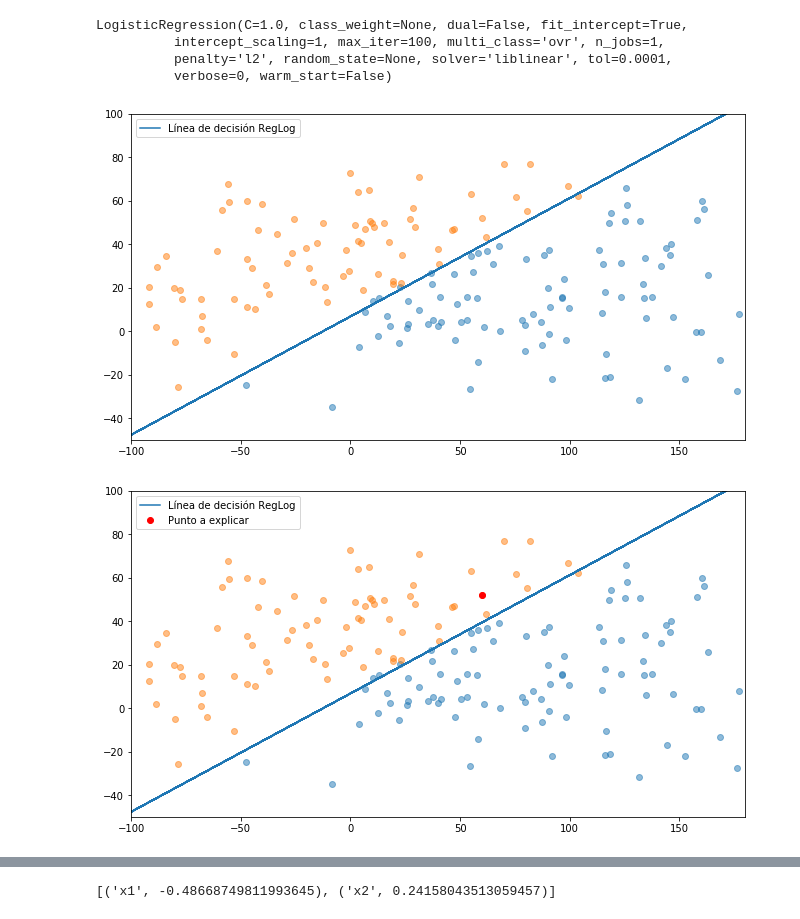
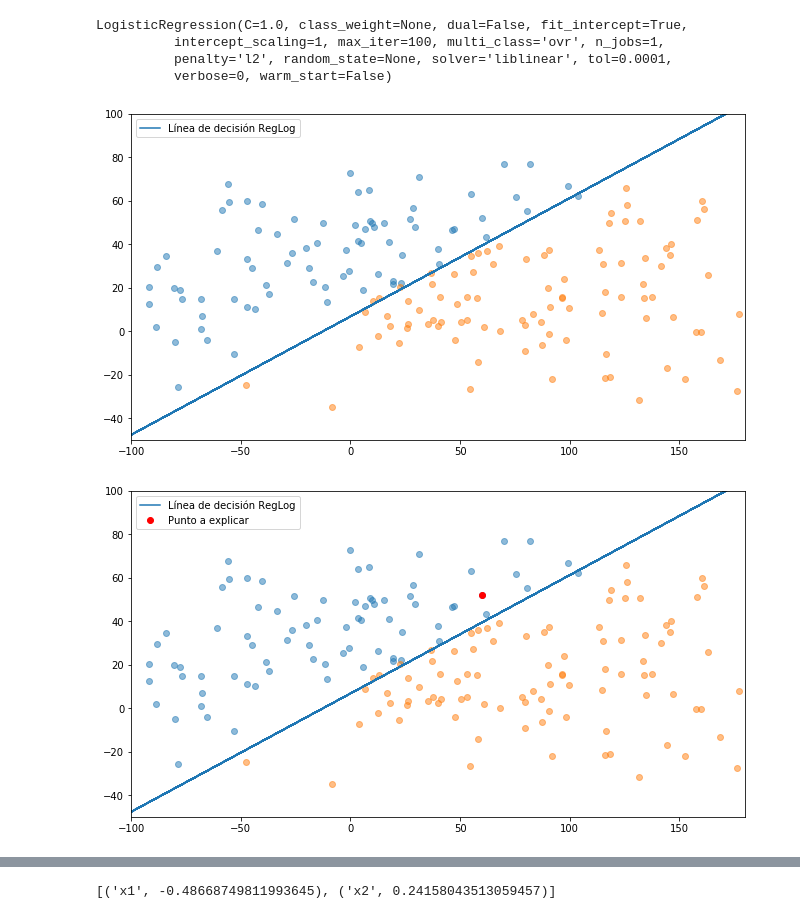
Before and after one commit to eardil/lime-tutorial, a Jupyter notebook: LIME_Intro.ipynb, the cells around one changed output, grey strips where cells are left out. Drawn from its saved outputs; the diff is of its cells as text; code cells hidden in the pictures.

```diff
--- a/LIME_Intro.ipynb
+++ b/LIME_Intro.ipynb
@@ -34,19 +38,19 @@ LogisticRegression(C=1.0, class_weight=None, dual=False, fit_intercept=True,
           penalty='l2', random_state=None, solver='liblinear', tol=0.0001,
           verbose=0, warm_start=False)
 # %%
-plt.rcParams['figure.figsize'] = (11,6)
+# plt.rcParams['figure.figsize'] = (11,6)
+plt.scatter(x1[clase], x2[clase], alpha=0.5)
 plt.scatter(x1[~clase], x2[~clase], alpha=0.5)
-plt.scatter(x1[clase], x2[clase], alpha=0.5)
 plt.plot(x1, (-lr.intercept_-lr.coef_[0][0]*x1) / lr.coef_[0][1],
         label='Línea de decisión RegLog')
 plt.ylim(-50, 100)
 plt.xlim(-100, 180)
 
 plt.legend()
 
 plt.show()
 # %% [output]
-[figure, old version]
+[figure, new version]
 # %%
 explainer = LimeTabularExplainer(
     X,
@@ -55,8 +59,8 @@ explainer = LimeTabularExplainer(
     discretize_continuous=False)
 # %%
-plt.rcParams['figure.figsize'] = (11,6)
+# plt.rcParams['figure.figsize'] = (11,6)
+plt.scatter(x1[clase], x2[clase], alpha=0.5)
 plt.scatter(x1[~clase], x2[~clase], alpha=0.5)
-plt.scatter(x1[clase], x2[clase], alpha=0.5)
 plt.plot(x1, (-lr.intercept_-lr.coef_[0][0]*x1) / lr.coef_[0][1],
         label='Línea de decisión RegLog')
 plt.ylim(-50, 100)
@@ -67,4 +71,4 @@ plt.plot(x1[1], x2[1], 'ro', label="Punto a explicar")
 plt.legend()
 plt.show()
 # %% [output]
-[figure, old version]
+[figure, new version]
```
Also changed, not shown: parts of 19 cells of this notebook.
